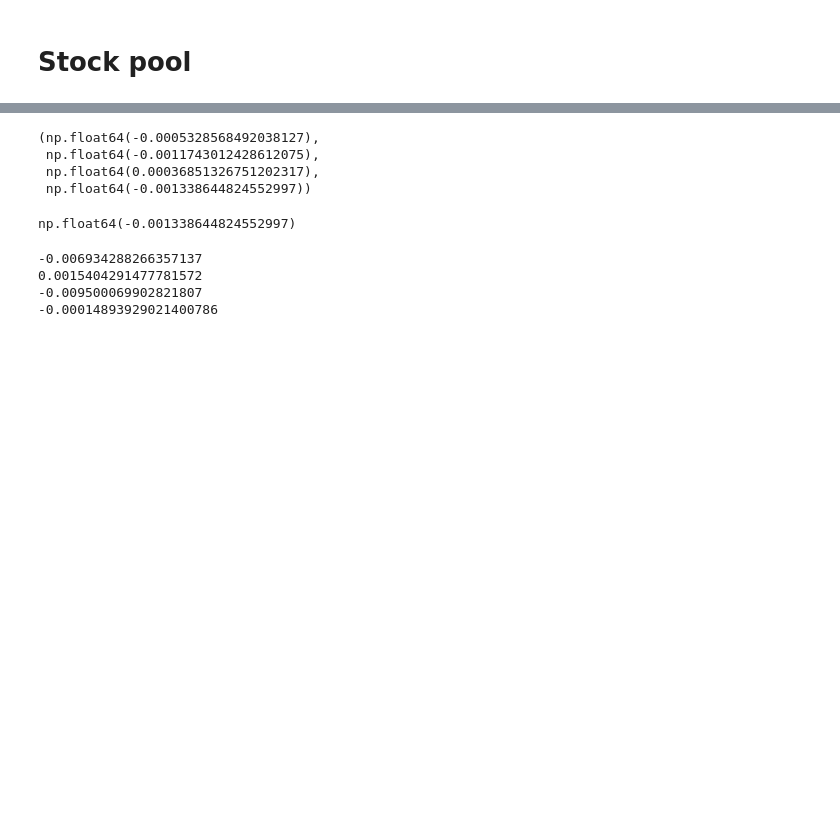
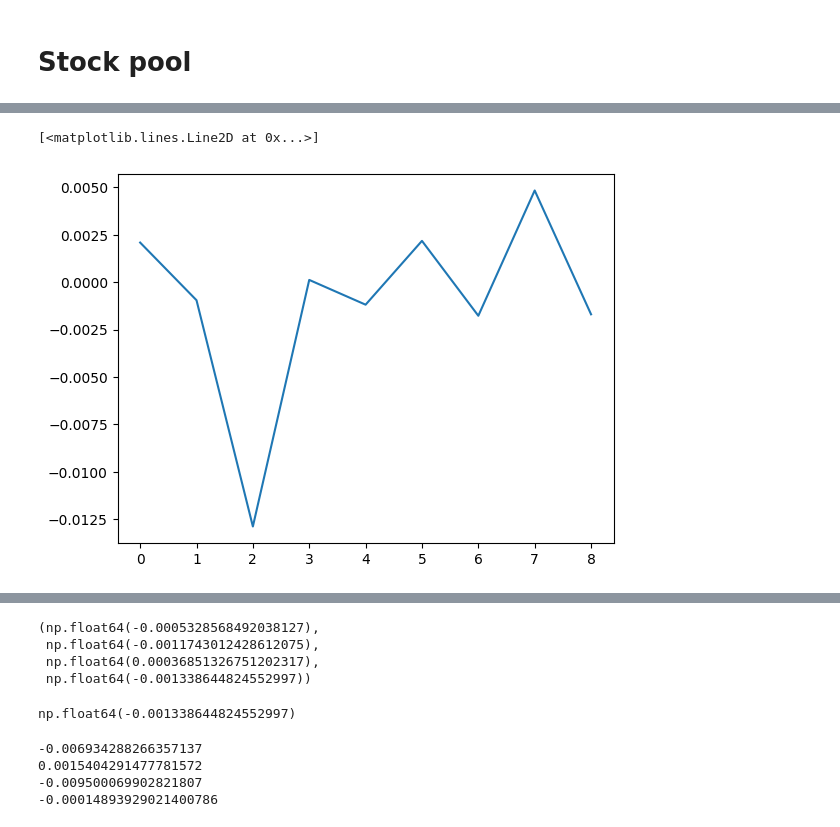
Before and after one commit to DataJakob/BBAN5000-Master-Thesis, a Jupyter notebook: src/test.ipynb, the cells around one changed output, grey strips where cells are left out. Cells and saved outputs as stored; diff of their text form; code cells hidden in the pictures; blank space fills up the shorter version.

```diff
--- a/src/test.ipynb
+++ b/src/test.ipynb
@@ -38,22 +105,25 @@ df.tail(10)
 # %%
 daily_returns = []
 for time in range(1,10,1):
     ind_day_ret = np.array([data.returns[i][j].iloc[-time].iloc[0] for i in  range(3) for j in range(3)]) -1
     daily_returns.append(ind_day_ret[::])
 daily_returns = daily_returns[::-1]
 
 daily_ben_weights = benchmark.frequency_weights[:-1]
-daily_ben_weights = np.array([benchmark.frequency_weights[i][0] for i in range(len(benchmark.frequency_weights))])[:-1]
+daily_ben_weights = np.array([np.array(benchmark.frequency_weights[i][0]) for i in range(len(benchmark.frequency_weights))])[:-1]
 daily_exp_weights = np.repeat(1/9,9)
 
 
 # rl_perf = [daily_ben_weights[time]@daily_returns[time] for time in range(9)]
 rl_perf = [sum(daily_ben_weights[time]*daily_returns[time]) for time in range(9)]
 
 # mpt_perf = [daily_exp_weights@daily_returns[time] for time in range(9)]
 mpt_perf = [sum(daily_exp_weights*daily_returns[time]) for time in range(9)]
 
 # excess_ret = [(rl_perf[time]-mpt_perf[time])/rl_perf[time] for time in range(9)]
 excess_ret = [rl_perf[time] - mpt_perf[time] for time in range(9)]
 
 plt.plot(excess_ret)
+# %% [output]
+[<matplotlib.lines.Line2D at 0x...>]
+[figure, added]
```
Also changed, not shown: parts of 12 cells of this notebook.
